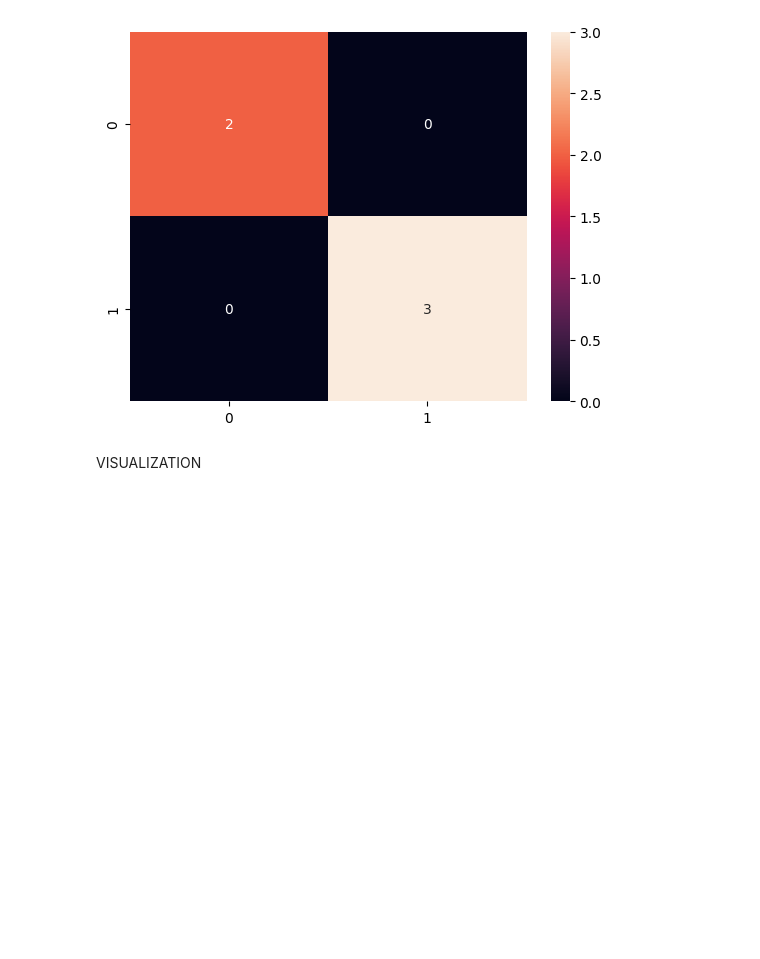
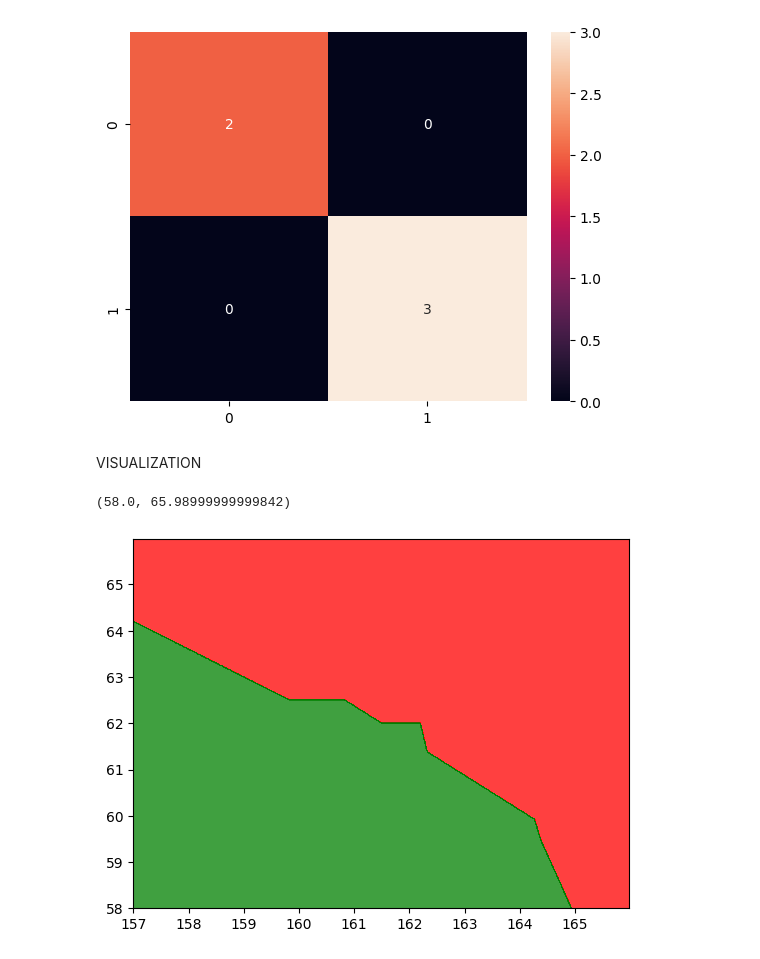
Before and after one commit to YugendraKesineni/KNN, a Jupyter notebook: main.ipynb, the cells around one changed output. Cells and saved outputs as stored; diff of their text form; code cells hidden in the pictures; blank space fills up the shorter version.

Commit message:
started

```diff
--- a/main.ipynb
+++ b/main.ipynb
@@ -98,3 +98,17 @@ sns.heatmap(cm, annot=True)
 [figure]
 # %% [markdown]
 VISUALIZATION
+# %%
+from matplotlib.colors import ListedColormap
+
+X_grid, Y_grid = X_test, y_test
+
+X1, X2 = np.meshgrid(np.arange(start = X_grid[:,0].min() - 1 , stop = X_grid[:,0].max() + 1 , step = 0.01),
+                     np.arange(start = X_grid[:,1].min() - 1 , stop = X_grid[:,1].max() + 1 , step = 0.01))
+
+plt.contourf(X1, X2, classifier.predict(np.array([X1.ravel(), X2.ravel()]).T).reshape(X1.shape), alpha = 0.75, cmap = ListedColormap(['red', 'green']))
+plt.xlim(X1.min(), X1.max())
+plt.ylim(X2.min(), X2.max())
+# %% [output]
+(58.0, 65.98999999999842)
+[figure, added]
```
